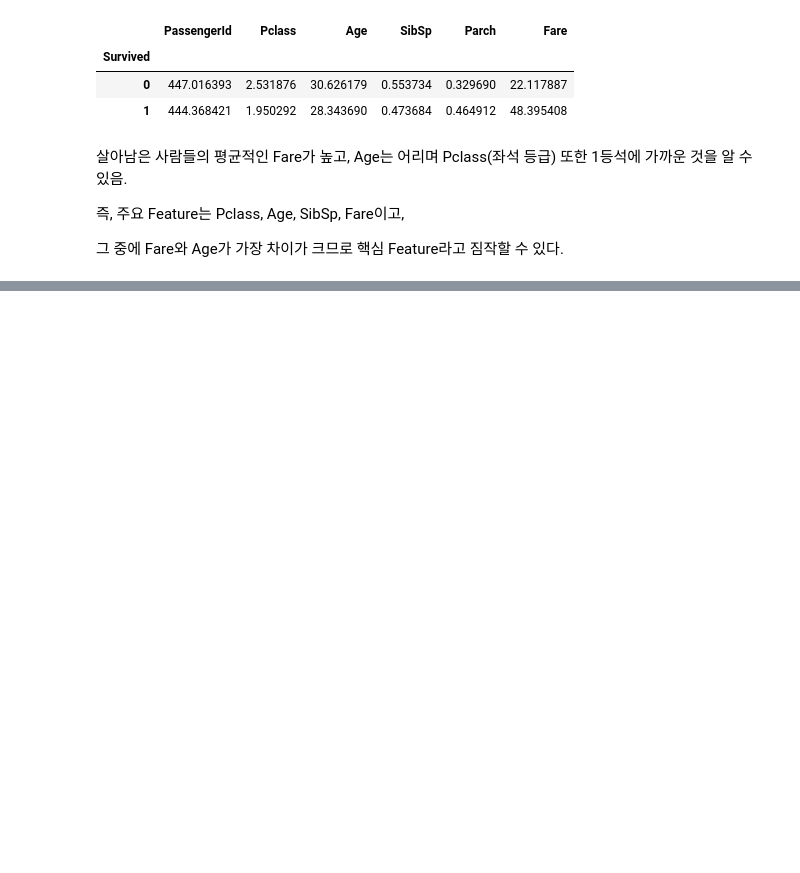
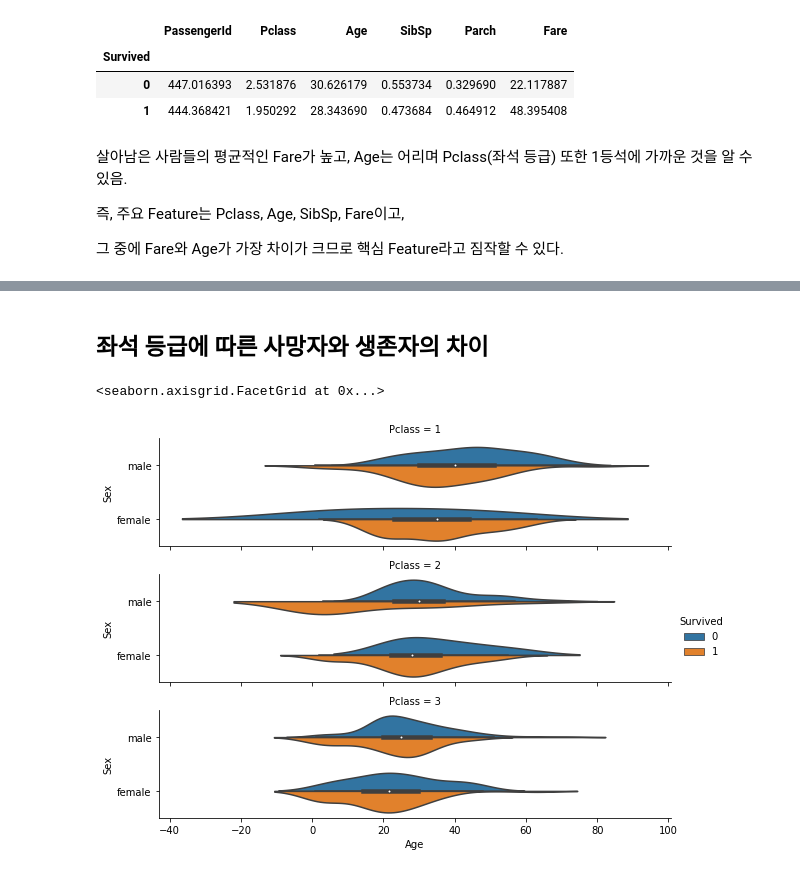
Before and after one commit to 4RG0S/2021-Spring-ML-Study-Sprout, a Jupyter notebook: 202102712/0416_Data_Visualization/Data_Visualization.ipynb, the cells around one changed output, grey strips where cells are left out. Saved outputs shown, nothing was run; the diff lists cells and outputs as text; code cells hidden in the pictures; blank space fills up the shorter version.

```diff
--- a/202102712/0416_Data_Visualization/Data_Visualization.ipynb
+++ b/202102712/0416_Data_Visualization/Data_Visualization.ipynb
@@ -198,0 +212,9 @@ train.groupby('Survived').mean()
+# %% [markdown]
+## 좌석 등급에 따른 사망자와 생존자의 차이
+# %%
+data = train
+sns.catplot(x="Age", y="Sex", hue="Survived", row="Pclass", data=data,
+            kind="violin", split=True, height=2, aspect=4)
+# %% [output]
+<seaborn.axisgrid.FacetGrid at 0x...>
+[figure, added]
```
Also changed, not shown: parts of 11 cells of this notebook.
